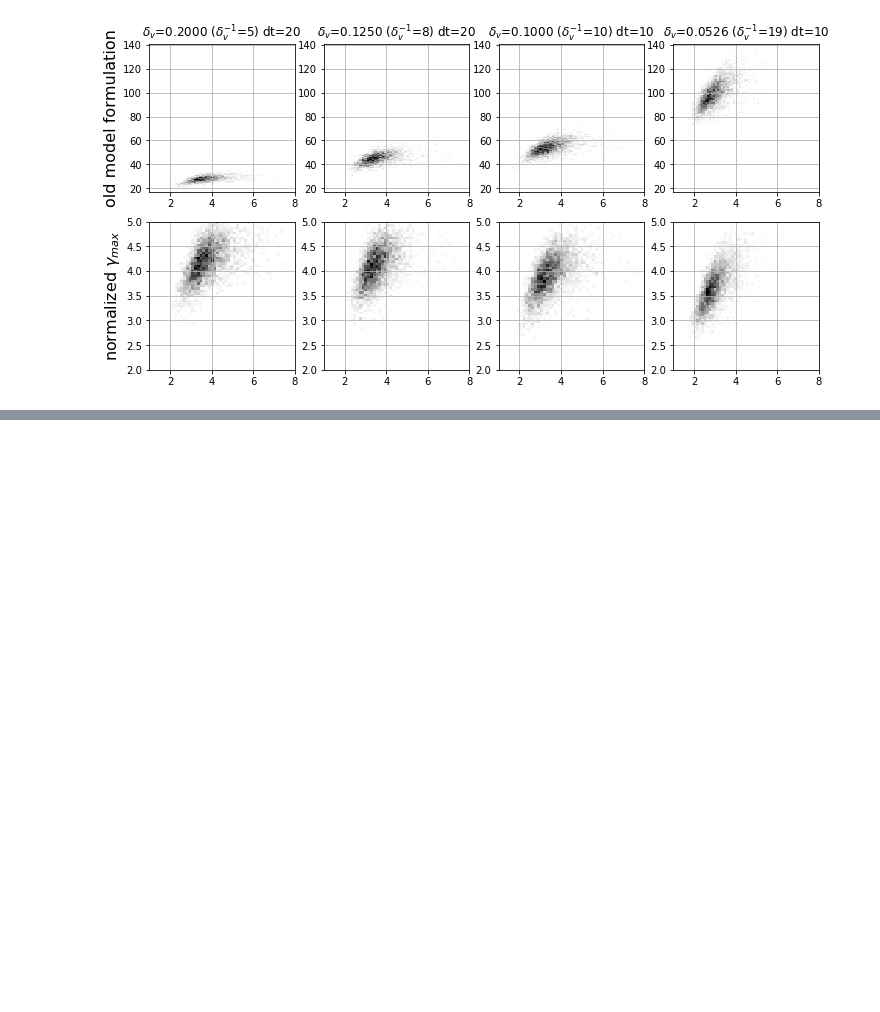
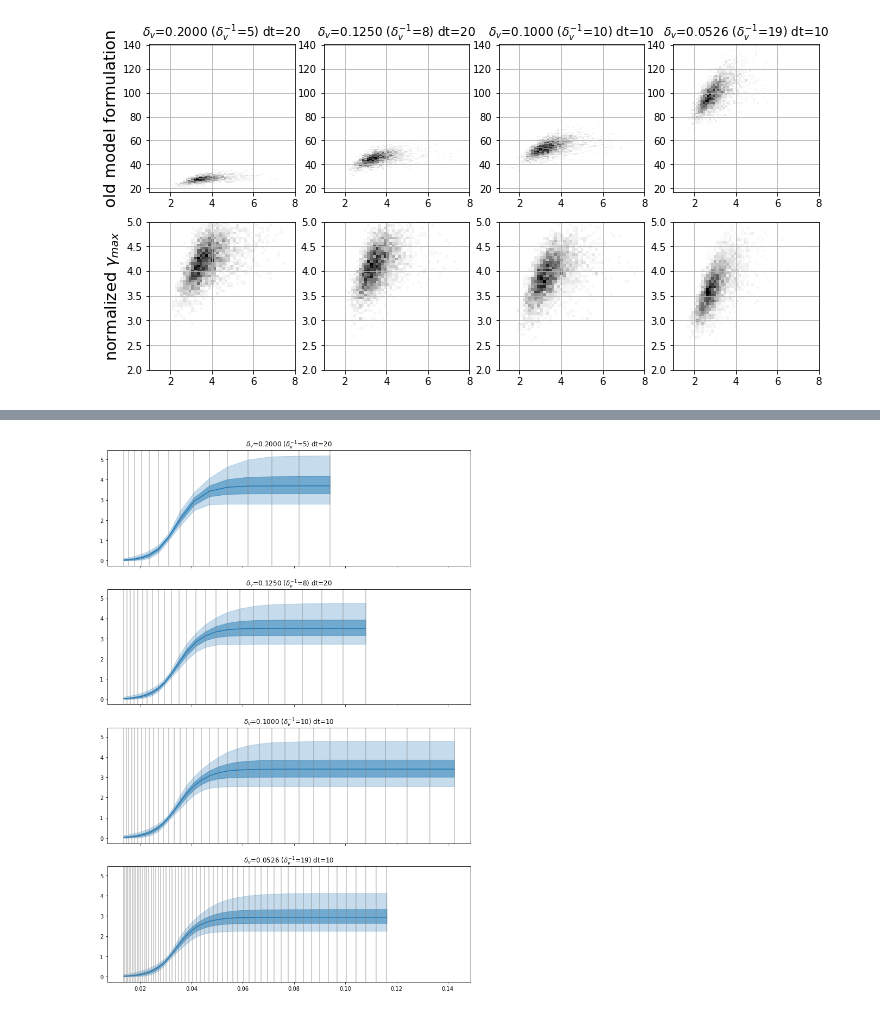
Before and after one commit to fribalet/Bayesian-matrixmodel, a Jupyter notebook: resolutionexperiments_sigmoidaldelta.ipynb, the cells around one changed output, grey strips where cells are left out. Cells and saved outputs as stored; diff of their text form; code cells hidden in the pictures; blank space fills up the shorter version.

```diff
--- a/resolutionexperiments_sigmoidaldelta.ipynb
+++ b/resolutionexperiments_sigmoidaldelta.ipynb
@@ -325,0 +327,21 @@ None
+# %%
+name = 'normparam'
+
+fig, axs = plt.subplots(nrows=len(sig_quantiles[name]), sharex=True, sharey=True, figsize=(12,18))
+for iax,k in enumerate(data):
+    v_min = data_seaflow[k]['v_min']
+    delta_v = 1.0/data_seaflow[k]['delta_v_inv']
+    v = v_min * 2**(np.arange(data_seaflow[k]['m'])*delta_v)
+
+    ax = axs[iax]
+    ax.fill_between(x=v, y1=sig_quantiles[name][k][0,:], y2=sig_quantiles[name][k][-1,:], alpha=0.25, color='C0')
+    ax.fill_between(x=v, y1=sig_quantiles[name][k][1,:], y2=sig_quantiles[name][k][-2,:], alpha=0.5, color='C0')
+    ax.plot(v, sig_quantiles[name][k][2,:], color='C0')
+
+    ax.set_title('$\delta_v$={:.4f} ($\delta_v^{{-1}}$={:.0f}) dt={:d}'.format(1/data[k]['delta_v_inv'],
+                                                                               data[k]['delta_v_inv'],
+                                                                               data[k]['dt']))
+    for vi in v:
+        ax.axvline(vi, color='.5', alpha=0.5)
+# %% [output]
+[figure, added]
```
Also changed, not shown: parts of 4 cells of this notebook.
